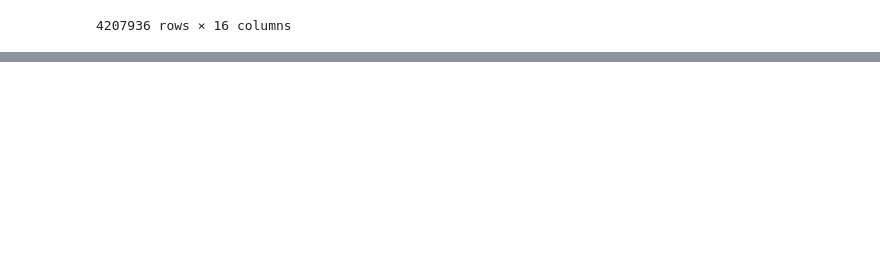
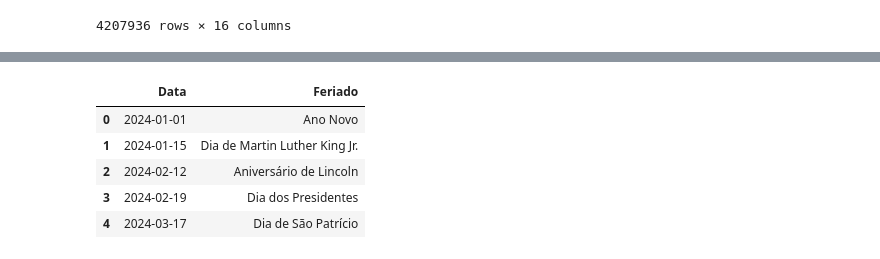
Before and after one commit to dgdatadev/cyclistic-bike-share-analysis, a Jupyter notebook: notebooks/03-Data-Cleaning.ipynb, the cells around one changed output, grey strips where cells are left out. Saved outputs shown, nothing was run; the diff lists cells and outputs as text; code cells hidden in the pictures; blank space fills up the shorter version.

```diff
--- a/notebooks/03-Data-Cleaning.ipynb
+++ b/notebooks/03-Data-Cleaning.ipynb
@@ -108,0 +122,9 @@ display(base)
+# %%
+feriados.head()
+# %% [output]
+|  | Data | Feriado |
+| 0 | 2024-01-01 | Ano Novo |
+| 1 | 2024-01-15 | Dia de Martin Luther King Jr. |
+| 2 | 2024-02-12 | Aniversário de Lincoln |
+| 3 | 2024-02-19 | Dia dos Presidentes |
+| 4 | 2024-03-17 | Dia de São Patrício |
```
Also changed, not shown: parts of 10 cells of this notebook.
